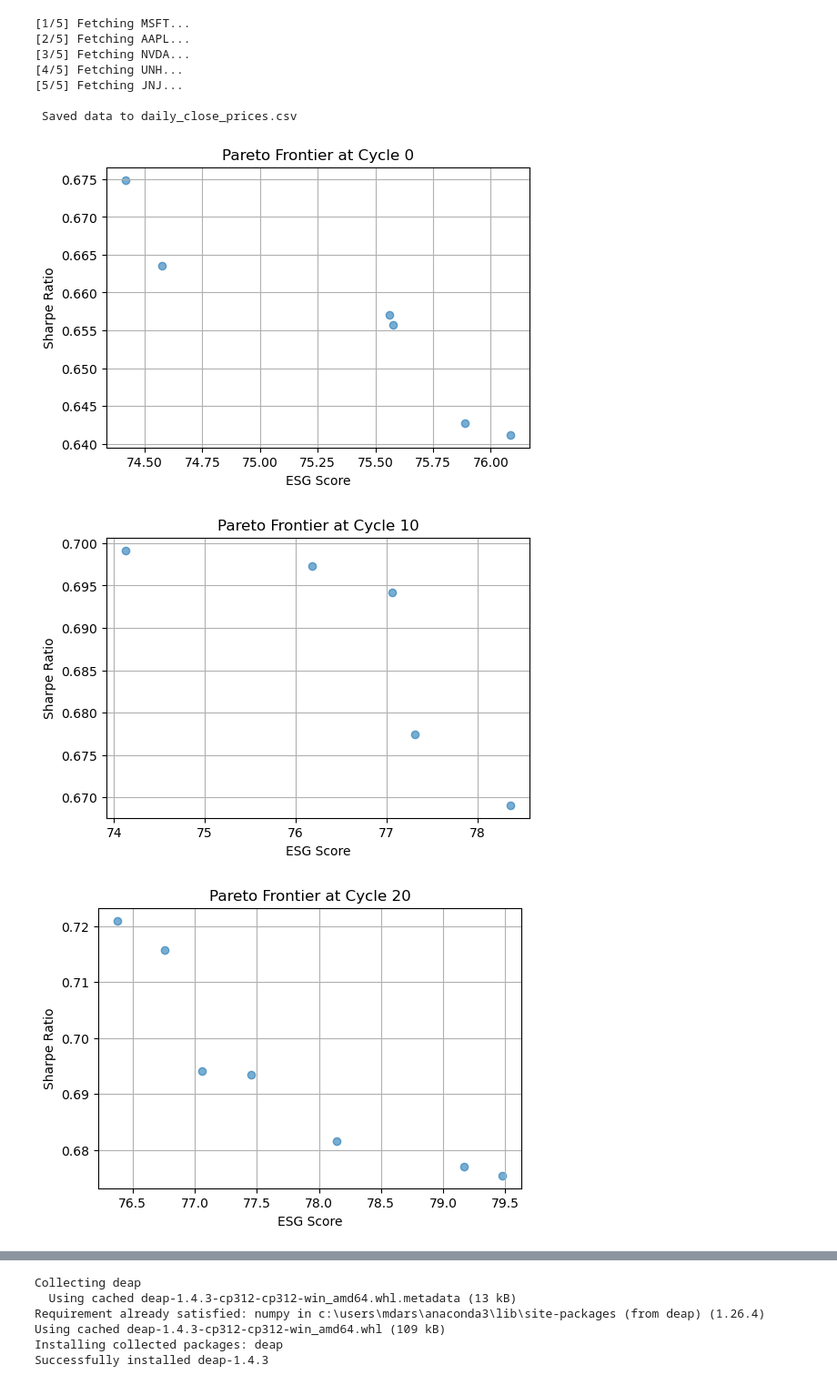
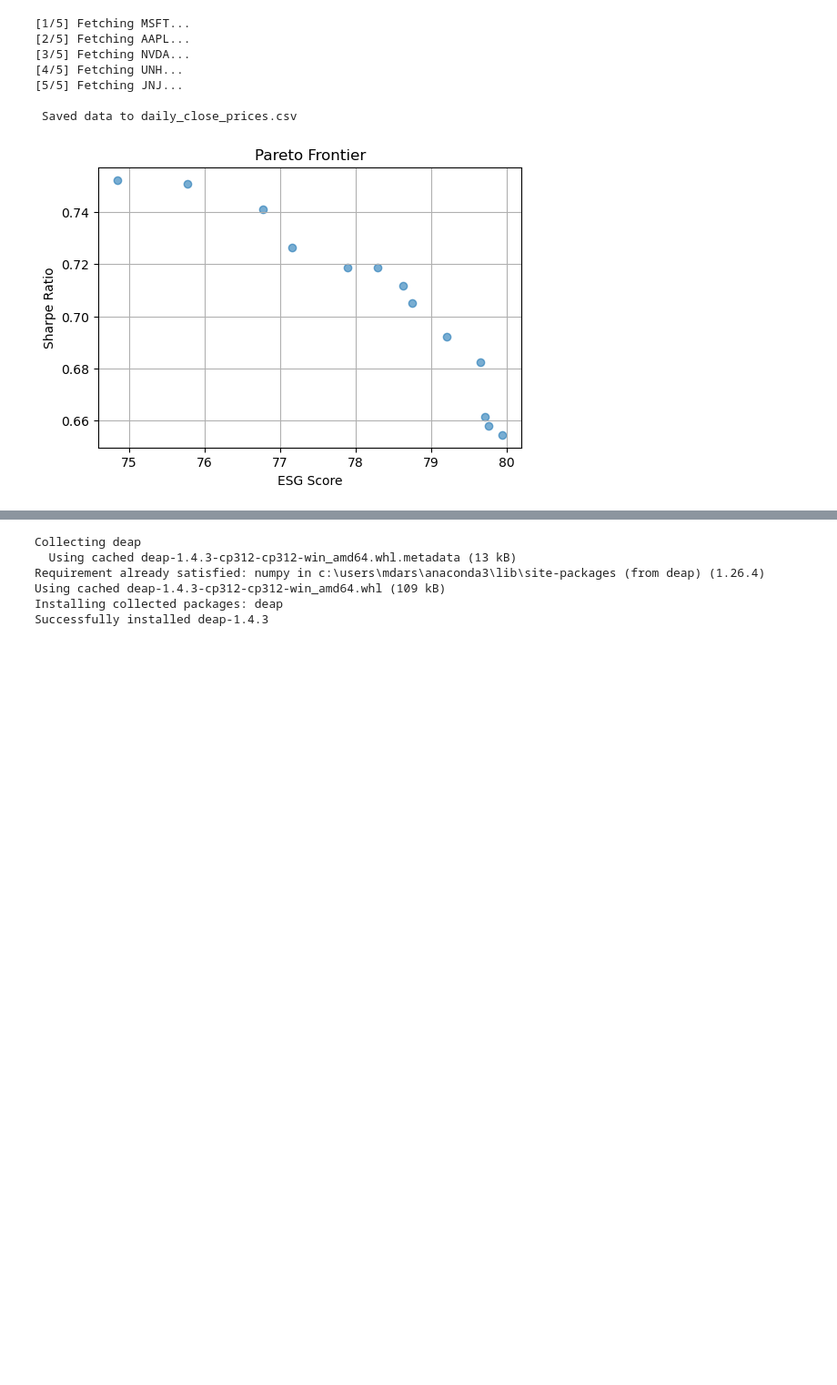
Before and after one commit to Mohammed03/ABC_Optimization, a Jupyter notebook: ABC_Optimization.ipynb, the cells around one changed output, grey strips where cells are left out. Shown at 91% size. Cells and saved outputs as stored; diff of their text form; code cells hidden in the pictures; blank space fills up the shorter version.

```diff
--- a/ABC_Optimization.ipynb
+++ b/ABC_Optimization.ipynb
@@ -291,7 +291,7 @@ def scout_bee_phase(foods, objectives, trials, prices_df, esg_vector, pareto_arc
 
     return foods, objectives, trials, pareto_archive
 
-def plot_pareto_archive(archive, cycle):
+def plot_pareto_archive(archive):
     sharpes = [s for s, e, _ in archive]
     esgs = [e for s, e, _ in archive]
 
@@ -299,7 +299,7 @@ def plot_pareto_archive(archive, cycle):
     plt.scatter(esgs, sharpes, alpha=0.6)
     plt.xlabel("ESG Score")
     plt.ylabel("Sharpe Ratio")
-    plt.title(f"Pareto Frontier at Cycle {cycle}")
+    plt.title(f"Pareto Frontier")
     plt.grid(True)
     plt.show()
 
@@ -329,9 +329,6 @@ def run_abc(prices_df, esg_vector, num_bees=20, max_cycles=100, limit=10, patien
             foods, objectives, trials, prices_df, esg_vector, pareto_archive, limit
         )
 
-        # Plot Every 10 Cycles
-        if cycle % 10 == 0:
-            plot_pareto_archive(pareto_archive, cycle)
 
         # Check for Convergence
         current_objs = set((round(s, 4), round(e, 4)) for s, e, _ in pareto_archive)
@@ -347,7 +344,6 @@ def run_abc(prices_df, esg_vector, num_bees=20, max_cycles=100, limit=10, patien
 # %%
 esg_vector = np.array(esg_scores)
 pareto_test = run_abc(df_prices, esg_scores, num_bees = 20, max_cycles = 100, limit = 15, patience = 20)
+plot_pareto_archive(pareto_test)
 # %% [output]
-[figure, old version]
+[figure, new version]
-[figure, removed]
-[figure, removed]
```
Also changed, not shown: parts of 8 cells of this notebook, 4 other files.
